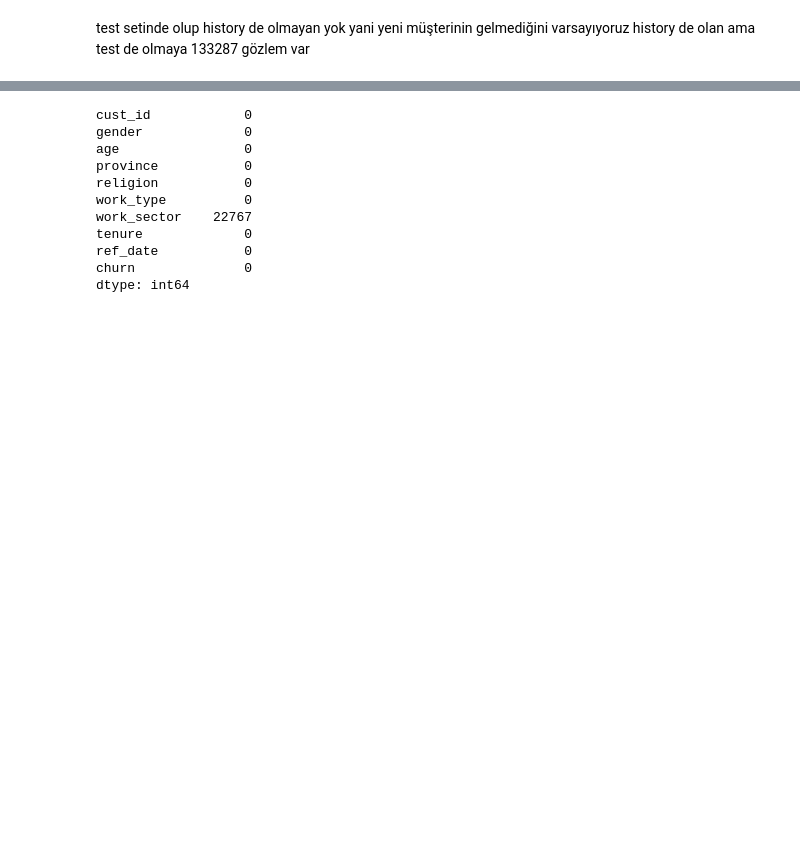
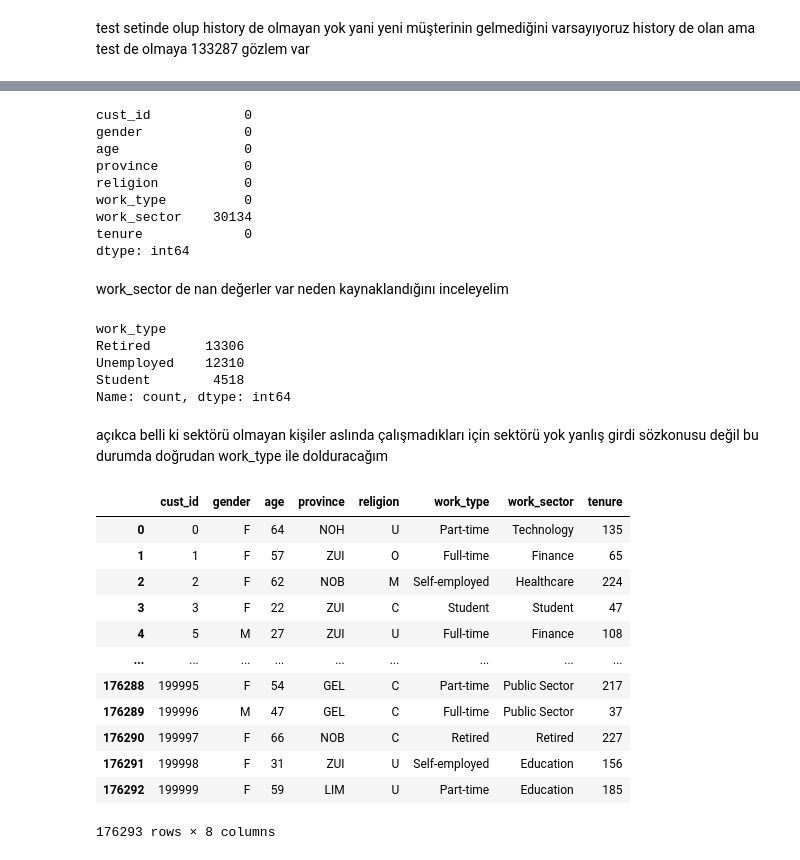
Before and after one commit to osman-tkdmr/ING_Datathon, a Jupyter notebook: analysis.ipynb, the cells around one changed output, grey strips where cells are left out. Drawn from its saved outputs; the diff is of its cells as text; code cells hidden in the pictures; blank space fills up the shorter version.

```diff
--- a/analysis.ipynb
+++ b/analysis.ipynb
@@ -110,5 +75,5 @@ test_data
 # %%
-train_data.isna().sum()
+customers.isna().sum()
 # %% [output]
 cust_id            0
 gender             0
@@ -116,8 +81,18 @@ age                0
 province           0
 religion           0
 work_type          0
-work_sector    22767
+work_sector    30134
 tenure             0
-ref_date           0
-churn              0
 dtype: int64
+# %% [markdown]
+work_sector de nan değerler var neden kaynaklandığını inceleyelim
+# %%
+customers[customers["work_sector"].isna()]["work_type"].value_counts()
+# %% [output]
+work_type
+Retired       13306
+Unemployed    12310
+Student        4518
+Name: count, dtype: int64
+# %% [markdown]
+açıkca belli ki sektörü olmayan kişiler aslında çalışmadıkları için sektörü yok yanlış girdi sözkonusu değil bu durumda doğrudan work_type ile dolduracağım
@@ -123,0 +101,16 @@ dtype: int64
+# %%
+customers
+# %% [output]
+|  | cust_id | gender | age | province | religion | work_type | work_sector | tenure |
+| 0 | 0 | F | 64 | NOH | U | Part-time | Technology | 135 |
+| 1 | 1 | F | 57 | ZUI | O | Full-time | Finance | 65 |
+| 2 | 2 | F | 62 | NOB | M | Self-employed | Healthcare | 224 |
+| 3 | 3 | F | 22 | ZUI | C | Student | Student | 47 |
+| 4 | 5 | M | 27 | ZUI | U | Full-time | Finance | 108 |
+| ... | ... | ... | ... | ... | ... | ... | ... | ... |
+| 176288 | 199995 | F | 54 | GEL | C | Part-time | Public Sector | 217 |
+| 176289 | 199996 | M | 47 | GEL | C | Full-time | Public Sector | 37 |
+| 176290 | 199997 | F | 66 | NOB | C | Retired | Retired | 227 |
+| 176291 | 199998 | F | 31 | ZUI | U | Self-employed | Education | 156 |
+| 176292 | 199999 | F | 59 | LIM | U | Part-time | Education | 185 |
+176293 rows × 8 columns
```
Also changed, not shown: parts of 27 cells of this notebook, 4 other files.
